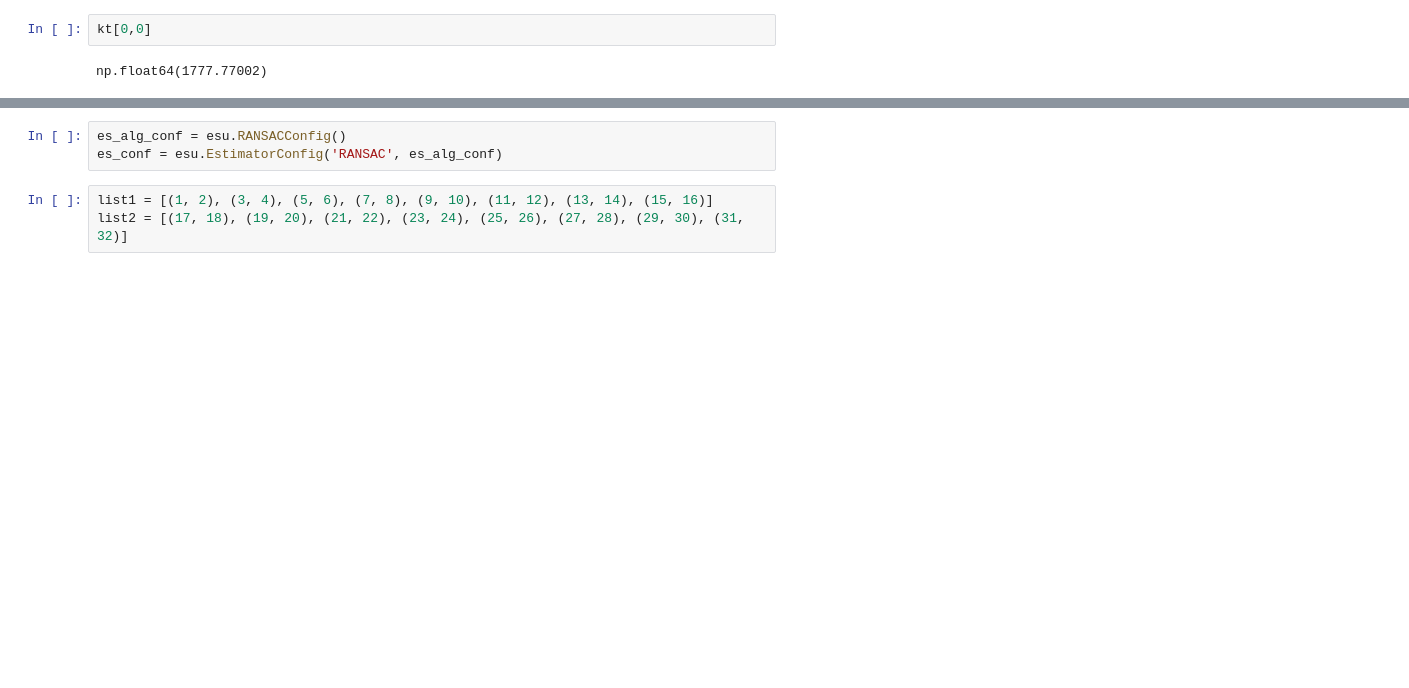
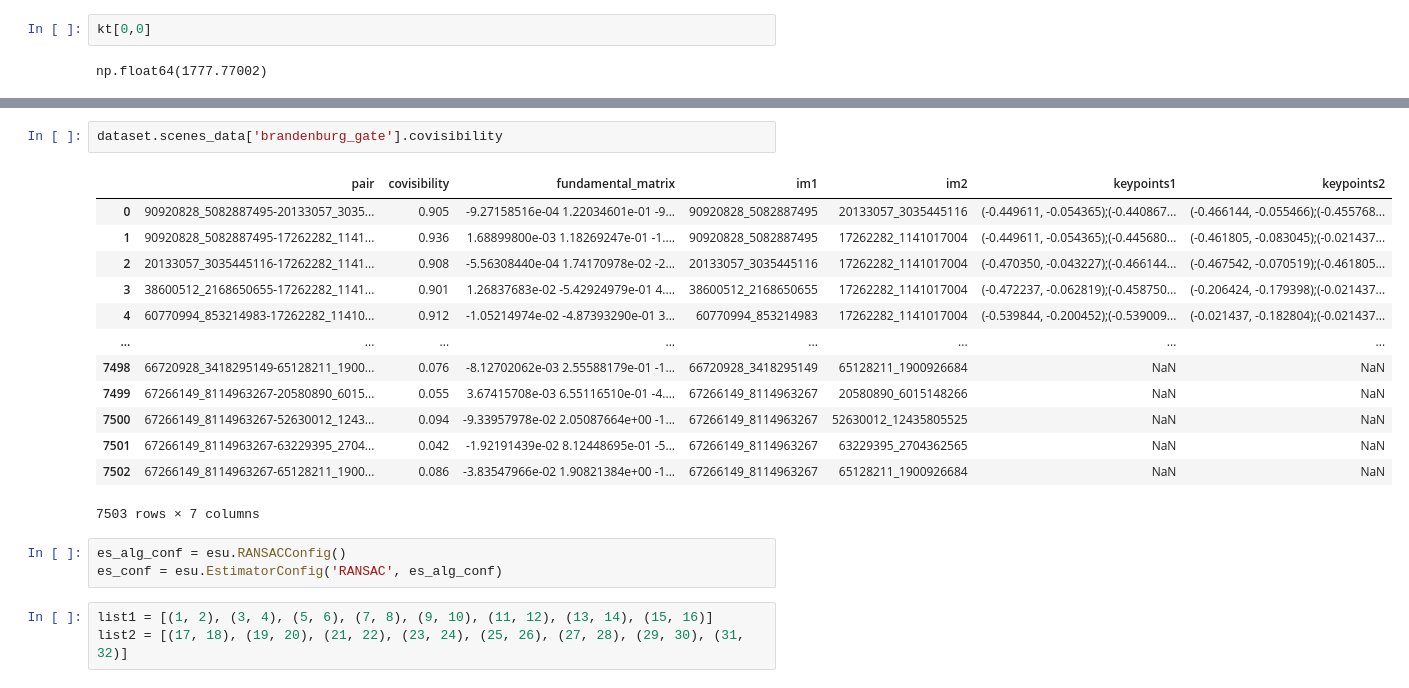
Before and after one commit to BigBabik/cv-final, a Jupyter notebook: testing.ipynb, the cells around one changed output, grey strips where cells are left out. Cells and saved outputs as stored; diff of their text form; blank space fills up the shorter version.

```diff
--- a/testing.ipynb
+++ b/testing.ipynb
@@ -95,3 +87,19 @@ There are 129 valid pairs to estimate for
+# %%
+dataset.scenes_data['brandenburg_gate'].covisibility
+# %% [output]
+|  | pair | covisibility | fundamental_matrix | im1 | im2 | keypoints1 | keypoints2 |
+| 0 | 90920828_5082887495-20133057_3035... | 0.905 | -9.27158516e-04 1.22034601e-01 -9... | 90920828_5082887495 | 20133057_3035445116 | (-0.449611, -0.054365);(-0.440867... | (-0.466144, -0.055466);(-0.455768... |
+| 1 | 90920828_5082887495-17262282_1141... | 0.936 | 1.68899800e-03 1.18269247e-01 -1.... | 90920828_5082887495 | 17262282_1141017004 | (-0.449611, -0.054365);(-0.445680... | (-0.461805, -0.083045);(-0.021437... |
+| 2 | 20133057_3035445116-17262282_1141... | 0.908 | -5.56308440e-04 1.74170978e-02 -2... | 20133057_3035445116 | 17262282_1141017004 | (-0.470350, -0.043227);(-0.466144... | (-0.467542, -0.070519);(-0.461805... |
+| 3 | 38600512_2168650655-17262282_1141... | 0.901 | 1.26837683e-02 -5.42924979e-01 4.... | 38600512_2168650655 | 17262282_1141017004 | (-0.472237, -0.062819);(-0.458750... | (-0.206424, -0.179398);(-0.021437... |
+| 4 | 60770994_853214983-17262282_11410... | 0.912 | -1.05214974e-02 -4.87393290e-01 3... | 60770994_853214983 | 17262282_1141017004 | (-0.539844, -0.200452);(-0.539009... | (-0.021437, -0.182804);(-0.021437... |
+| ... | ... | ... | ... | ... | ... | ... | ... |
+| 7498 | 66720928_3418295149-65128211_1900... | 0.076 | -8.12702062e-03 2.55588179e-01 -1... | 66720928_3418295149 | 65128211_1900926684 | NaN | NaN |
+| 7499 | 67266149_8114963267-20580890_6015... | 0.055 | 3.67415708e-03 6.55116510e-01 -4.... | 67266149_8114963267 | 20580890_6015148266 | NaN | NaN |
+| 7500 | 67266149_8114963267-52630012_1243... | 0.094 | -9.33957978e-02 2.05087664e+00 -1... | 67266149_8114963267 | 52630012_12435805525 | NaN | NaN |
+| 7501 | 67266149_8114963267-63229395_2704... | 0.042 | -1.92191439e-02 8.12448695e-01 -5... | 67266149_8114963267 | 63229395_2704362565 | NaN | NaN |
+| 7502 | 67266149_8114963267-65128211_1900... | 0.086 | -3.83547966e-02 1.90821384e+00 -1... | 67266149_8114963267 | 65128211_1900926684 | NaN | NaN |
+7503 rows × 7 columns
 # %%
 es_alg_conf = esu.RANSACConfig()
 es_conf = esu.EstimatorConfig('RANSAC', es_alg_conf)
```
Also changed, not shown: parts of 15 cells of this notebook, 3 other files.
